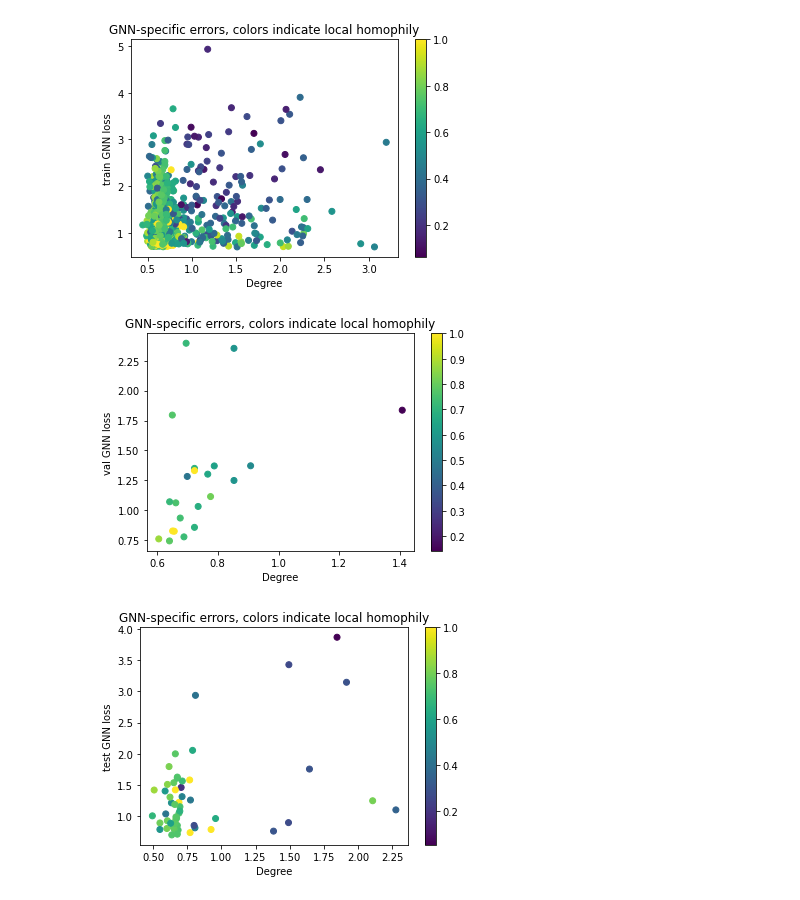
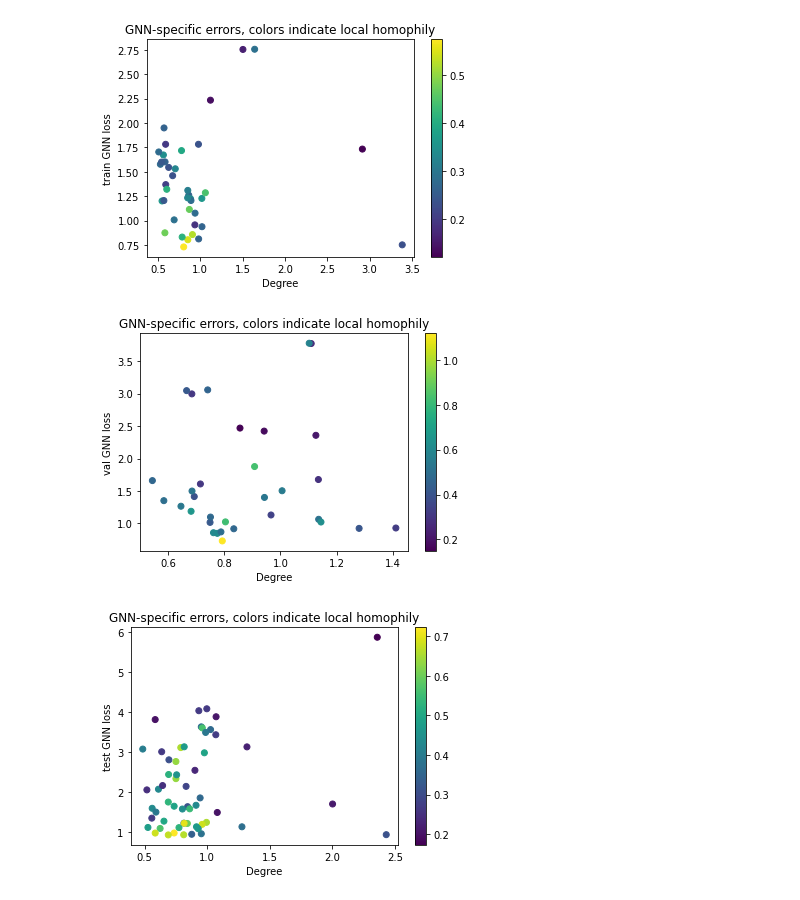
Before and after one commit to ArjunSubramonian/degree-bias-exploration, a Jupyter notebook: explore-gradients.ipynb, the cells around one changed output. Saved outputs shown, nothing was run; the diff lists cells and outputs as text; code cells hidden in the pictures.

```diff
--- a/explore-gradients.ipynb
+++ b/explore-gradients.ipynb
@@ -19,11 +19,12 @@ import torch_sparse
 import networkx as nx
 # %%
 parser = argparse.ArgumentParser()
-parser.add_argument('--dataset', type=str, default='PubMed')
+parser.add_argument('--dataset', type=str, default='Cora_ML')
 parser.add_argument('--hidden_channels', type=int, default=16)
 parser.add_argument('--lr', type=float, default=0.01)
 parser.add_argument('--epochs', type=int, default=200)
-parser.add_argument('--num_layers', type=int, default=2)
+parser.add_argument('--num_gnn_layers', type=int, default=2)
+parser.add_argument('--num_mlp_layers', type=int, default=2)
 args = parser.parse_args("")
 
 if torch.cuda.is_available():
@@ -114,10 +128,7 @@ def test_err_by_deg(model):
 
     edge_index, _ = add_remaining_self_loops(data.edge_index)
     edge_weight = torch.ones_like(edge_index[0]).float()
-    deg = degree(edge_index[0], num_nodes=data.x.size(0))
-    deg_inv_sqrt = deg.pow(-0.5)
-    deg_inv_sqrt.masked_fill_(deg_inv_sqrt == float('inf'), 0)
-    edge_weight = deg_inv_sqrt[edge_index[0]] * edge_weight * deg_inv_sqrt[edge_index[1]]
+    edge_weight = gcn_norm(edge_index, edge_weight, data.x.size(0))
 
     deg = torch.zeros_like(data.y).float()
     deg = torch.scatter_add(deg, 0, edge_index[0], edge_weight)
@@ -140,25 +151,16 @@ def test_loss_by_deg(model):
 
     edge_index, _ = add_remaining_self_loops(data.edge_index)
     edge_weight = torch.ones_like(edge_index[0]).float()
-    deg = degree(edge_index[0], num_nodes=data.x.size(0))
-    deg_inv_sqrt = deg.pow(-0.5)
-    deg_inv_sqrt.masked_fill_(deg_inv_sqrt == float('inf'), 0)
-    edge_weight = deg_inv_sqrt[edge_index[0]] * edge_weight * deg_inv_sqrt[edge_index[1]]
+    edge_weight = gcn_norm(edge_index, edge_weight, data.x.size(0))
 
     deg = torch.zeros_like(data.y).float()
     deg = torch.scatter_add(deg, 0, edge_index[0], edge_weight)
-
-    c_mask = data.y[edge_index[0]] == data.y[edge_index[1]]
-    homo = torch.zeros_like(data.y).float()
-    homo = torch.scatter_add(homo, 0, edge_index[0, c_mask], edge_weight[c_mask]) / deg
 
 #     G = to_networkx(data, to_undirected=True)
 #     centrality = torch.tensor(list(nx.betweenness_centrality(G).values()))
 
     errs = []
     degs = []
-    homos = []
-    # cents = []
     for mask in [data.train_mask, data.val_mask, data.test_mask]:
 #         deg_mask = torch.unique(deg[mask])
 #         err = torch.zeros_like(deg_mask).float()
@@ -171,6 +173,19 @@ def test_loss_by_deg(model):
 
         errs.append(err)
         degs.append(deg[mask])
-        homos.append(homo[mask])
-        # cents.append(centrality[mask])
-    return errs, degs, homos #, cents
+    return errs, degs
+# %%
+def label_homo():
+    edge_index, _ = add_remaining_self_loops(data.edge_index)
+    edge_weight = torch.ones_like(edge_index[0]).float()
+    edge_weight = gcn_norm(edge_index, edge_weight, data.x.size(0))
+
+    deg = torch.zeros_like(data.y).float()
+    deg = torch.scatter_add(deg, 0, edge_index[0], edge_weight)
+
+    homo = torch.zeros_like(data.y).float()
+    pow_edge_index, pow_edge_weight = power(edge_index, edge_weight, data.x.size(0))
+    c_mask = data.y[pow_edge_index[0]] == data.y[pow_edge_index[1]]
+    homo = torch.scatter_add(homo, 0, pow_edge_index[0, c_mask], pow_edge_weight[c_mask]) / deg
+
+    return [homo[mask] for mask in [data.train_mask, data.val_mask, data.test_mask]]
@@ -364,16 +352,18 @@ plt.show()
 # %%
-gnn_losses, degs, homos = test_loss_by_deg(gnn_model)
+gnn_losses, degs = test_loss_by_deg(gnn_model)
+homos = label_homo()
+
 for i, split in zip([0, 1, 2], ['train', 'val', 'test']):
     diff_mask = (gnn_errs[i] == 1) & (mlp_errs[i] == 0)
 
     plt.scatter(degs[i][diff_mask].tolist(), gnn_losses[i][diff_mask].tolist(), c=homos[i][diff_mask].tolist())
     plt.colorbar()
     plt.xlabel('Degree')
     plt.ylabel('{} GNN loss'.format(split))
     plt.title('GNN-specific errors, colors indicate local homophily')
     plt.show()
 # %% [output]
-[figure, old version]
+[figure, new version]
-[figure, old version]
+[figure, new version]
-[figure, old version]
+[figure, new version]
 # %%
```
Also changed, not shown: parts of 31 cells of this notebook.
